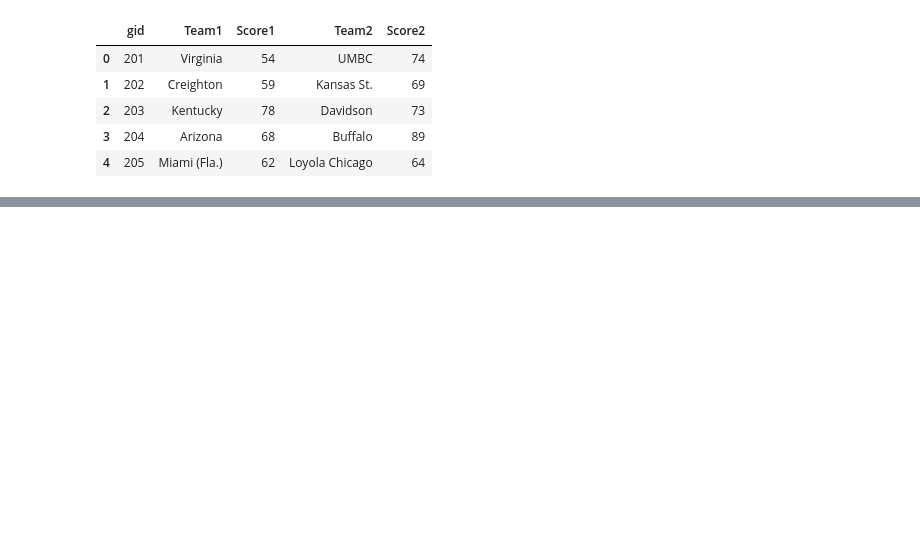
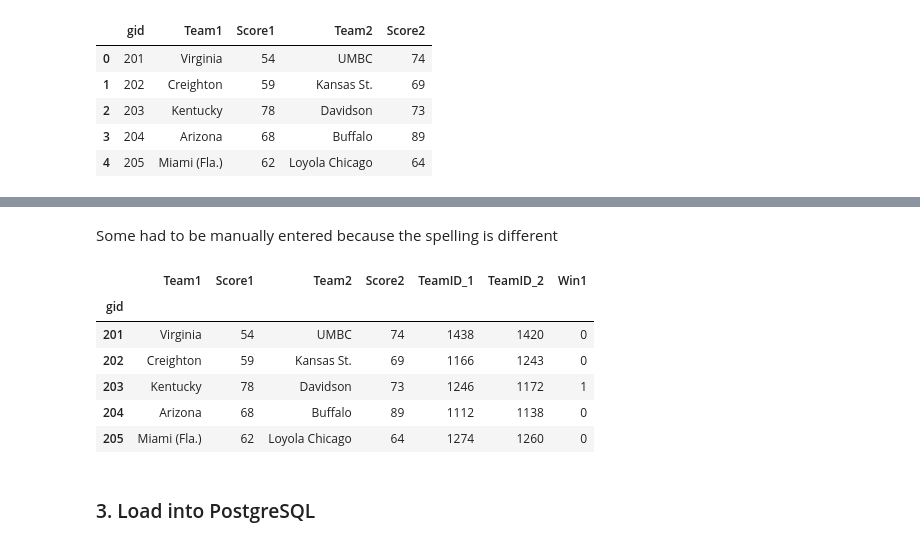
Before and after one commit to elyliu/mids-w207-final_proj-ncaa, a Jupyter notebook: Steve/Scrape 2018 Tourney Results.ipynb, the cells around one changed output, grey strips where cells are left out. Saved outputs shown, nothing was run; the diff lists cells and outputs as text; code cells hidden in the pictures; blank space fills up the shorter version.

Commit message:
Scrape 2018 tourney results, more model tweaks

```diff
--- a/Steve/Scrape 2018 Tourney Results.ipynb
+++ b/Steve/Scrape 2018 Tourney Results.ipynb
@@ -41,5 +46,6 @@ df_results.head()
 # %%
 extract_path = './data/extracted/'
-spellings = pd.read_csv(extract_path+'TeamSpellings.csv')
+
+spellings = pd.read_csv(extract_path+'TeamSpellings.csv', encoding='ISO-8859-1')
 spellings.head()
 # %% [output]
@@ -46,0 +58,13 @@ UnicodeDecodeError: 'utf-8' codec can't decode byte 0x92 in position 12: invalid
+# %%
+df_results['team1_lower'] = df_results['Team1'].str.lower()
+df_results['team2_lower'] = df_results['Team2'].str.lower()
+
+df_id = pd.merge(df_results, spellings, how='left', left_on='team1_lower', right_on='TeamNameSpelling')
+df_id.rename(columns={'TeamID': 'TeamID_1'}, inplace=True)
+
+df_id2 = pd.merge(df_id, spellings, how='left', left_on='team2_lower', right_on='TeamNameSpelling')
+df_id2.rename(columns={'TeamID': 'TeamID_2'}, inplace=True)
+
+df_id2.drop(['TeamNameSpelling_x', 'TeamNameSpelling_y', 'team1_lower', 'team2_lower'], axis=1, inplace=True)
+df_id2.set_index('gid', inplace=True)
+df_id2.head()
@@ -46,0 +79,32 @@ UnicodeDecodeError: 'utf-8' codec can't decode byte 0x92 in position 12: invalid
+# %% [markdown]
+Some had to be manually entered because the spelling is different
+# %%
+# find missing
+# df_id2[df_id2['TeamID_2'].isnull()]
+
+# Ohio State
+df_id2.at['211', 'TeamID_1'] = 1326
+df_id2.at['306', 'TeamID_1'] = 1326
+# Michigan State
+df_id2.at['230', 'TeamID_1'] = 1277
+df_id2.at['315', 'TeamID_2'] = 1277
+# CSU Fullerton
+df_id2.at['224', 'TeamID_2'] = 1168
+
+# typecast
+df_id2.TeamID_1 = df_id2.TeamID_1.astype(int)
+df_id2.TeamID_2 = df_id2.TeamID_2.astype(int)
+# %%
+df_id2['Win1'] = df_id2['Score1'] > df_id2['Score2']
+df_id2['Win1'] = df_id2['Win1'].astype(int)
+df_id2.head()
+# %% [output]
+|  | Team1 | Score1 | Team2 | Score2 | TeamID_1 | TeamID_2 | Win1 |
+| gid |  |  |  |  |  |  |  |
+| 201 | Virginia | 54 | UMBC | 74 | 1438 | 1420 | 0 |
+| 202 | Creighton | 59 | Kansas St. | 69 | 1166 | 1243 | 0 |
+| 203 | Kentucky | 78 | Davidson | 73 | 1246 | 1172 | 1 |
+| 204 | Arizona | 68 | Buffalo | 89 | 1112 | 1138 | 0 |
+| 205 | Miami (Fla.) | 62 | Loyola Chicago | 64 | 1274 | 1260 | 0 |
+# %% [markdown]
+### 3. Load into PostgreSQL
```
Also changed, not shown: parts of 7 cells of this notebook, 2 other files.
